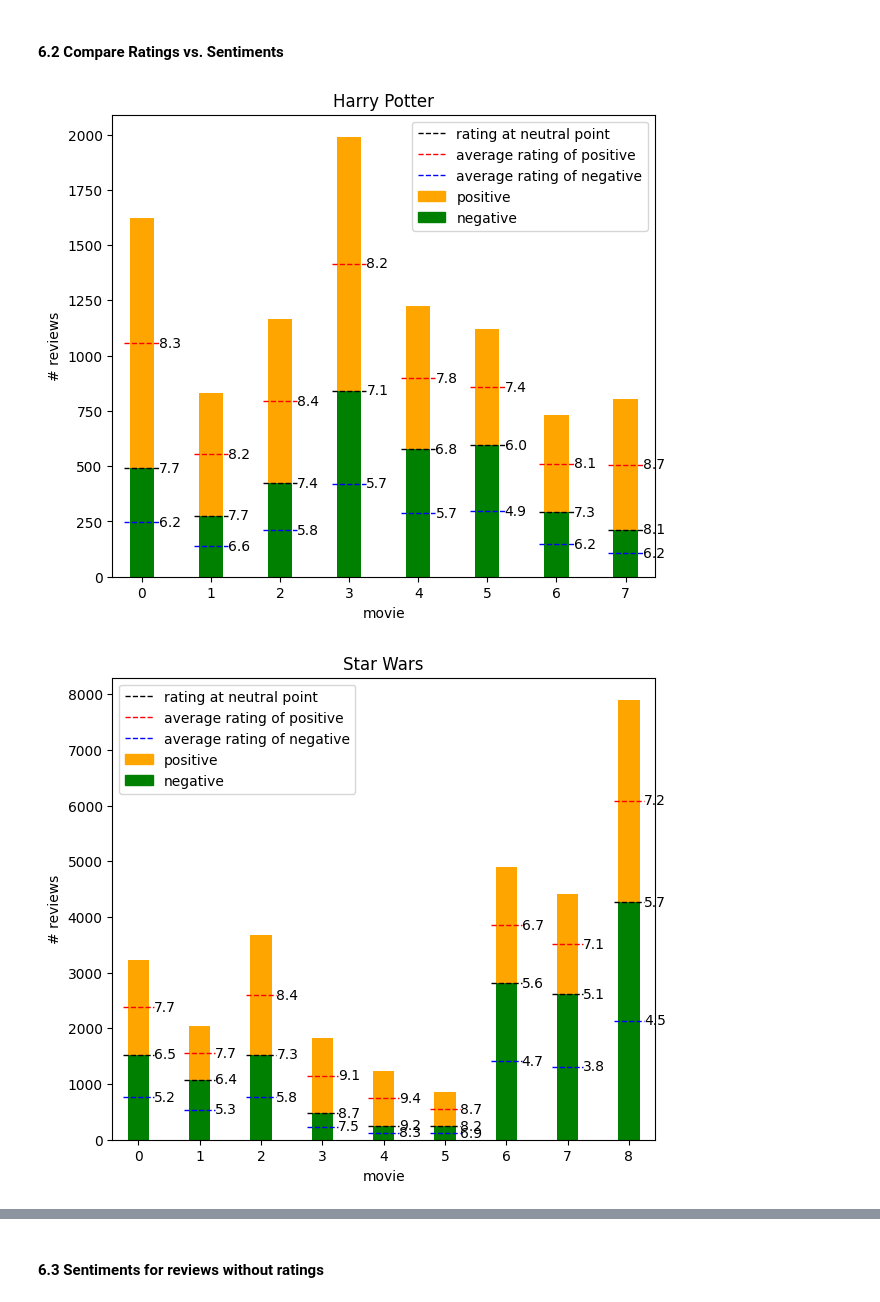
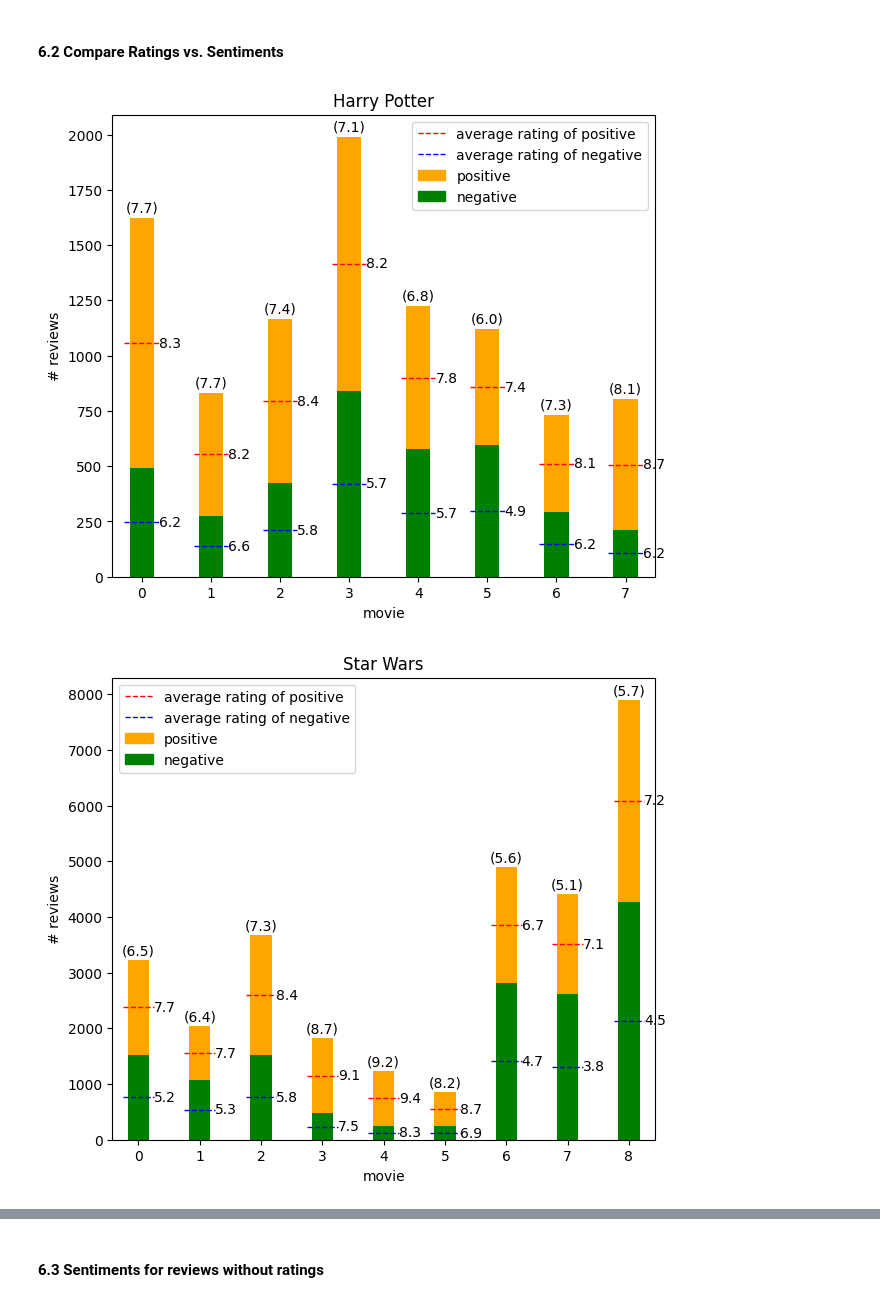
Before and after one commit to jcheigh/Sequels-Sentiment-Analysis, a Jupyter notebook: main.ipynb, the cells around one changed output, grey strips where cells are left out. Drawn from its saved outputs; the diff is of its cells as text; code cells hidden in the pictures.

```diff
--- a/main.ipynb
+++ b/main.ipynb
@@ -558,6 +558,9 @@ def get_average_ratings(series, num):
     average_rating_pos = []
     average_rating_neg = []
 
+    num_pos_review = []
+    num_neg_review = []
+
     for i in range(num):
         path = f'./reviews/annotated/{series}/{i}.csv'
         df = pd.read_csv(path)
@@ -571,11 +574,15 @@ def get_average_ratings(series, num):
                 else:
                     sum_pos += int(r)
                     cnt_pos += 1
-        average_rating_whole.append(round((sum_pos+sum_neg)/(cnt_pos+cnt_neg), 1))
-        average_rating_pos.append(round(sum_pos/cnt_pos, 1))
-        average_rating_neg.append(round(sum_neg/cnt_neg, 1))
+        # avg
+        average_rating_whole.append((sum_pos+sum_neg)/(cnt_pos+cnt_neg))
+        average_rating_pos.append(sum_pos/cnt_pos)
+        average_rating_neg.append(sum_neg/cnt_neg)
+        # num
+        num_pos_review.append(sum_pos)
+        num_neg_review.append(sum_neg)
 
-    return average_rating_whole, average_rating_pos, average_rating_neg
+    return average_rating_whole, (average_rating_pos, num_pos_review), (average_rating_neg, num_pos_review)
 
 def plot_dist(dfs, title, num, avg_ratings):
     dfs[1].plot(x='movie', kind='bar', rot=0, stacked=True, figsize=(7, 6), position=0.5, width=0.35, color=['green','orange'], legend=False)
@@ -584,45 +591,46 @@ def plot_dist(dfs, title, num, avg_ratings):
     # width of each horizontal lines
     xmin = [i-0.25 for i in range(num)]
     xmax = [i+0.25 for i in range(num)]
+    x = [i for i in range(num)]
 
     # y positions of the horizontal lines
     y = list(dfs[1]['neg'].values)
+    whole_y = [i+j+(np.mean(y)/10) for i, j in zip(list(dfs[1]['neg'].values), list(dfs[1]['pos'].values))]
     neg_y = [i//2 for i in y]
     pos_y = [y[i] + list(dfs[1]['pos'].values)[i]//2 for i in range(len(list(dfs[1]['pos'].values)))]
 
     # entire average
-    plt.hlines(y=y, xmin=xmin, xmax=xmax, color='k', linestyle='dashed', lw=1)
+    # plt.hlines(y=y, xmin=xmin, xmax=xmax, color='k', linestyle='dashed', lw=1)
     for i in range(num):
-        plt.text(xmax[i], y[i], avg_ratings[0][i], ha ='left', va ='center')
+        plt.text(x[i], whole_y[i], f'({round(avg_ratings[0][i],1)})', ha ='center', va ='center')
 
     # positive average
     plt.hlines(y=pos_y, xmin=xmin, xmax=xmax, color='red', linestyle='dashed', lw=1)
     for i in range(num):
-        plt.text(xmax[i], pos_y[i], avg_ratings[1][i], ha ='left', va ='center')
+        plt.text(xmax[i], pos_y[i], round(avg_ratings[1][0][i],1), ha ='left', va ='center')
 
     # negative average
     plt.hlines(y=neg_y, xmin=xmin, xmax=xmax, color='blue', linestyle='dashed', lw=1)
     for i in range(num):
-        plt.text(xmax[i], neg_y[i], avg_ratings[2][i], ha ='left', va ='center')
+        plt.text(xmax[i], neg_y[i], round(avg_ratings[2][0][i], 1), ha ='left', va ='center')
 
     # config
     pos_patch = mpatches.Patch(color='orange', label='positive')
     neg_patch = mpatches.Patch(color='green', label='negative')
     plt.legend(
         handles=[
-            Line2D([0], [0], color='black', linestyle='dashed', linewidth=1, label='rating at neutral point'),
             Line2D([0], [0], color='red', linestyle='dashed', linewidth=1, label='average rating of positive'),
             Line2D([0], [0], color='blue', linestyle='dashed', linewidth=1, label='average rating of negative'),
             pos_patch,
             neg_patch])
     plt.ylabel('# reviews')
     plt.show()
 
 # plot
 plot_dist(df_dist('harry_potter', 8), 'Harry Potter', 8, get_average_ratings('harry_potter', 8))
 plot_dist(df_dist('star_wars', 9), 'Star Wars', 9, get_average_ratings('star_wars', 9))
 plot_dist(df_dist('kung_fu_panda', 3), 'Kung Fu Panda', 3, get_average_ratings('kung_fu_panda', 3))
 plot_dist(df_dist('cars', 3), 'Cars', 3, get_average_ratings('cars', 3))
 # %% [output]
-[figure, old version]
+[figure, new version]
-[figure, old version]
+[figure, new version]
```
Also changed, not shown: parts of 8 cells of this notebook, 1 other file.
